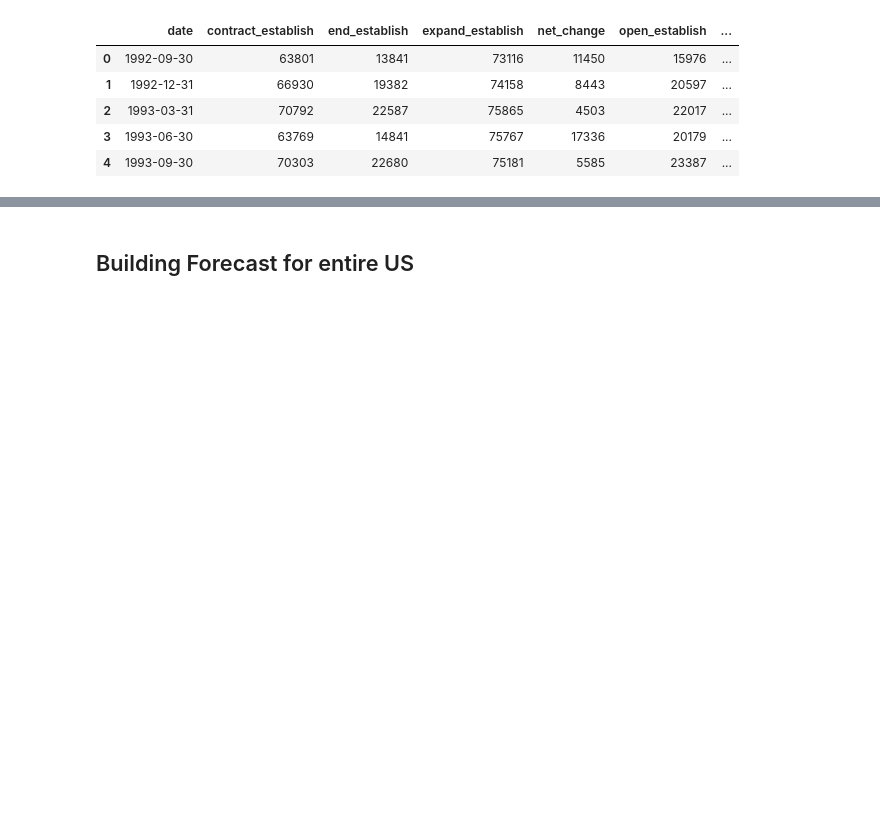
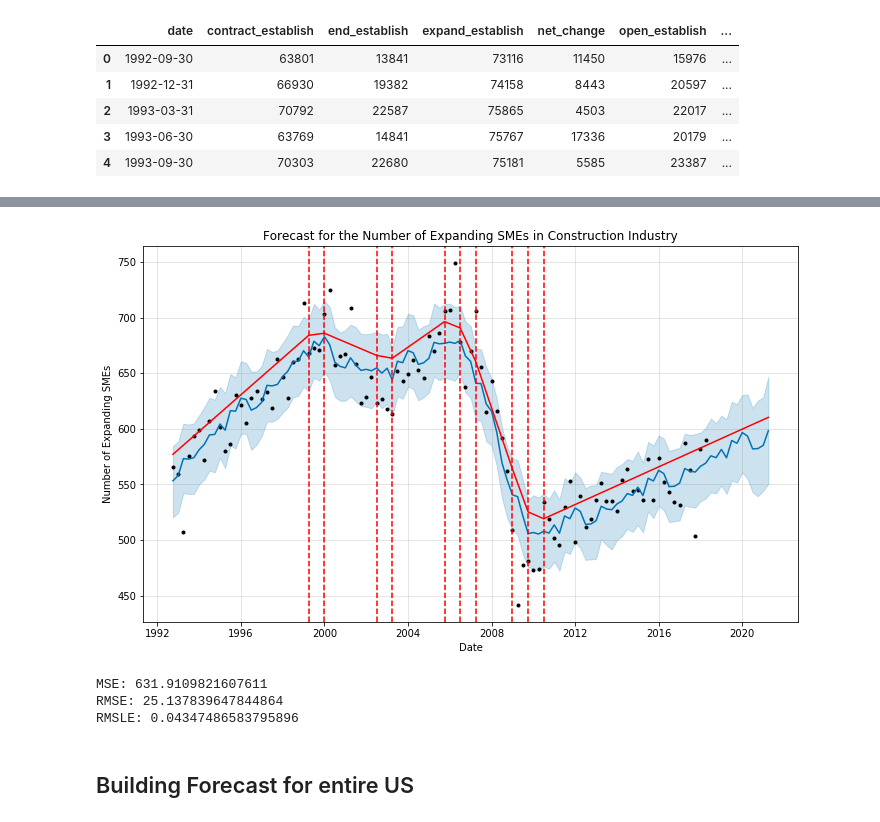
Before and after one commit to ttoddfox/Small-Business-Capstone, a Jupyter notebook: Models and Forecasting/Time Series/Time Series Forecast.ipynb, the cells around one changed output, grey strips where cells are left out. Drawn from its saved outputs; the diff is of its cells as text; code cells hidden in the pictures; blank space fills up the shorter version.

```diff
--- a/Models and Forecasting/Time Series/Time Series Forecast.ipynb
+++ b/Models and Forecasting/Time Series/Time Series Forecast.ipynb
@@ -41,3 +190,24 @@ open_establish_ts_all = open_establish_ts.groupby('ds').sum().reset_index()
+# %%
+fig = prophet_model.plot(expand_establish_ts_ind_forecast, xlabel='Date', ylabel = 'Number of Expanding SMEs')
+a = add_changepoints_to_plot(fig.gca(), prophet_model, expand_establish_ts_ind_forecast)
+plt.title('Forecast for the Number of Expanding SMEs in Construction Industry')
+plt.show()
+# %% [output]
+[figure, added]
+# %%
+predictions = expand_establish_ts_ind_forecast.loc[
+    expand_establish_ts_ind_forecast['ds'] <= '2018-03-31']['yhat']
+expected = expand_establish_ts_ind.loc[expand_establish_ts_ind['industry']=='Construction']['y']
+mse = mean_squared_error(expected, predictions)
+rmse= sqrt(mse)
+rmsle_calc = sqrt(mean_squared_log_error(expected, predictions))
+print('MSE:', mse)
+print('RMSE:', rmse)
+print('RMSLE:', rmsle_calc)
+# %% [output]
+MSE: 631.9109821607611
+RMSE: 25.137839647844864
+RMSLE: 0.04347486583795896
 # %% [markdown]
 ## Building Forecast for entire US
 # %%
```
Also changed, not shown: parts of 21 cells of this notebook, 1 other file.
